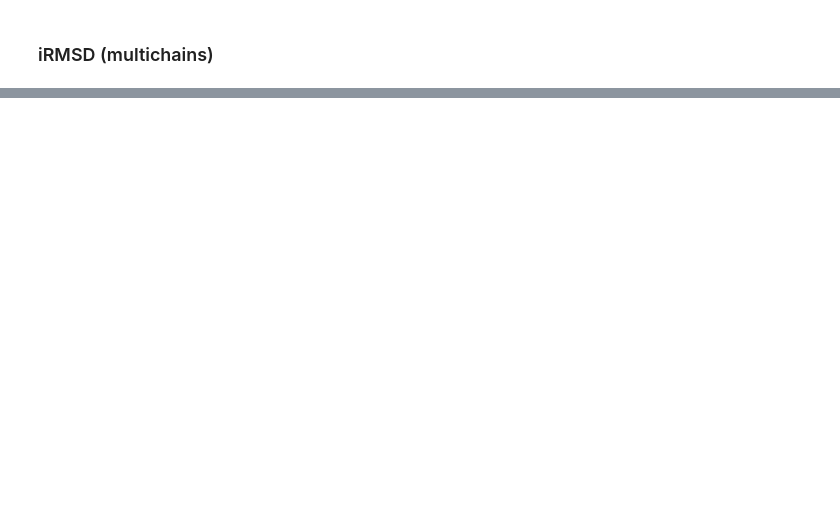
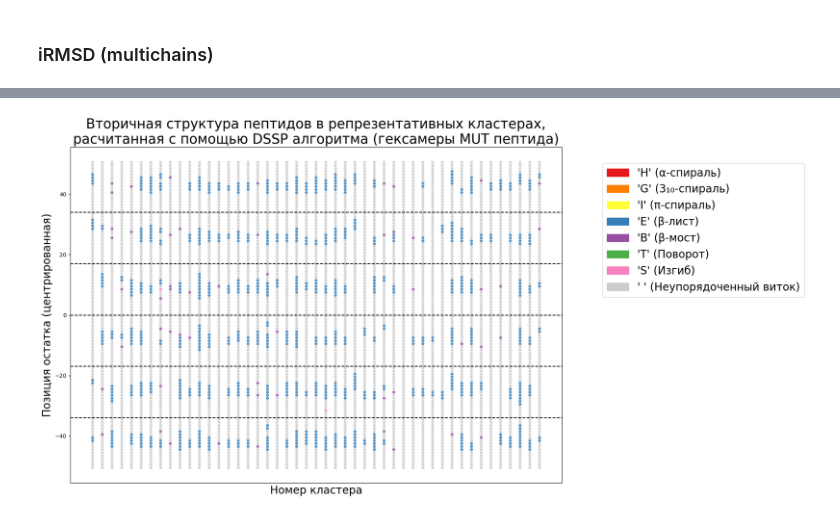
Before and after one commit to georgeegreat/AutoDock-CrankPep-Analysis-Tool, a Jupyter notebook: RMSD clustering.ipynb, the cells around one changed output, grey strips where cells are left out. Drawn from its saved outputs; the diff is of its cells as text; code cells hidden in the pictures; blank space fills up the shorter version.

```diff
--- a/RMSD clustering.ipynb
+++ b/RMSD clustering.ipynb
@@ -693,0 +845,18 @@ plot_dssp_clusters(candidates, title="Вторичная структура пе
+# %%
+import os
+import glob
+import mdtraj as md
+import numpy as np
+
+
+rep_dir = "."
+rep_files = sorted(glob.glob("relaxed_cluster_*_iRMSD_rep.pdb"))
+relaxed_candidates = []
+
+for rep_file in rep_files:
+    traj = md.load(rep_file)
+    top = traj.topology
+    chains = list(top.chains)
+    ss = md.compute_dssp(traj, simplified=False)[0]
+    print(ss)
+    relaxed_candidates.append(ss)
@@ -693,0 +881,64 @@ plot_dssp_clusters(candidates, title="Вторичная структура пе
+# %%
+import numpy as np
+import matplotlib.pyplot as plt
+import matplotlib.patches as mpatches
+
+def plot_dssp_clusters(cluster_dssp, figsize=(20, 10), title="DSSP across clusters"):
+    """
+    cluster_dssp : list of lists (or strings) of DSSP characters
+                   e.g., [ ['E','E',' ','H',...], [' ',' ','E',...], ... ]
+    """
+    n_clusters = len(cluster_dssp)
+    L = len(cluster_dssp[0])
+    # Center residues around 0: position i -> i - (L-1)/2
+    y_positions = np.arange(L) - (L - 1) / 2
+
+    # Color map for common DSSP codes
+    cmap = {
+        'H': '#e41a1c',   # alpha-helix (red)
+        'G': '#ff7f00',   # 3-10 helix (orange)
+        'I': '#ffff33',   # pi-helix (yellow)
+        'E': '#377eb8',   # extended strand (blue)
+        'B': '#984ea3',   # beta-bridge (purple)
+        'T': '#4daf4a',   # turn (green)
+        'S': '#f781bf',   # bend (pink)
+        ' ': '#cccccc',   # coil / unstructured (light grey)
+        '-': '#cccccc',   # alternative coil symbol
+        '?': '#000000'    # unknown (black)
+    }
+
+    fig, ax = plt.subplots(figsize=figsize)
+
+    for i, dssp_seq in enumerate(cluster_dssp):
+        if isinstance(dssp_seq, str):
+            dssp_seq = list(dssp_seq)
+        for j, code in enumerate(dssp_seq):
+            color = cmap.get(code, '#000000')
+            ax.scatter(i, y_positions[j], color=color, s=30, edgecolors='none', alpha=0.8)
+
+    ax.set_xlabel("Номер кластера", fontsize=20)
+    ax.set_ylabel("Позиция остатка (центрированная)", fontsize=20)
+    ax.set_title(title, fontsize=25)
+    ax.set_xticks(range(n_clusters, 1))
+    ax.axhline(17, color='black', linewidth=1.5, linestyle='--')
+    ax.axhline(-17, color='black', linewidth=1.5, linestyle='--')
+    ax.axhline(34, color='black', linewidth=1.5, linestyle='--')
+    ax.axhline(-34, color='black', linewidth=1.5, linestyle='--')
+    ax.axhline(-0, color='black', linewidth=1.5, linestyle='--')
+    legend_patches = [mpatches.Patch(color=color, label=f"'{code}' ({name})")
+                      for code, color, name in [
+                          ('H', '#e41a1c', 'α-спираль'),
+                          ('G', '#ff7f00', '3₁₀-спираль'),
+                          ('I', '#ffff33', 'π-спираль'),
+                          ('E', '#377eb8', 'β-лист'),
+                          ('B', '#984ea3', 'β-мост'),
+                          ('T', '#4daf4a', 'Поворот'),
+                          ('S', '#f781bf', 'Изгиб'),
+                          (' ', '#cccccc', 'Неупорядоченный виток'),]]
+    ax.legend(handles=legend_patches, bbox_to_anchor=(1.05, 1), loc='upper left', borderaxespad=1.5, fontsize=20)
+    plt.tight_layout()
+    plt.savefig('6MUT_RELAXED.jpg', dpi=900)
+    plt.show()
+plot_dssp_clusters(relaxed_candidates, title="Вторичная структура пептидов в репрезентативных кластерах,\nрасчитанная с помощью DSSP алгоритма (гексамеры MUT пептида)")
+# %% [output]
+[figure, added]
```
Also changed, not shown: parts of 19 cells of this notebook, 1 other file.
